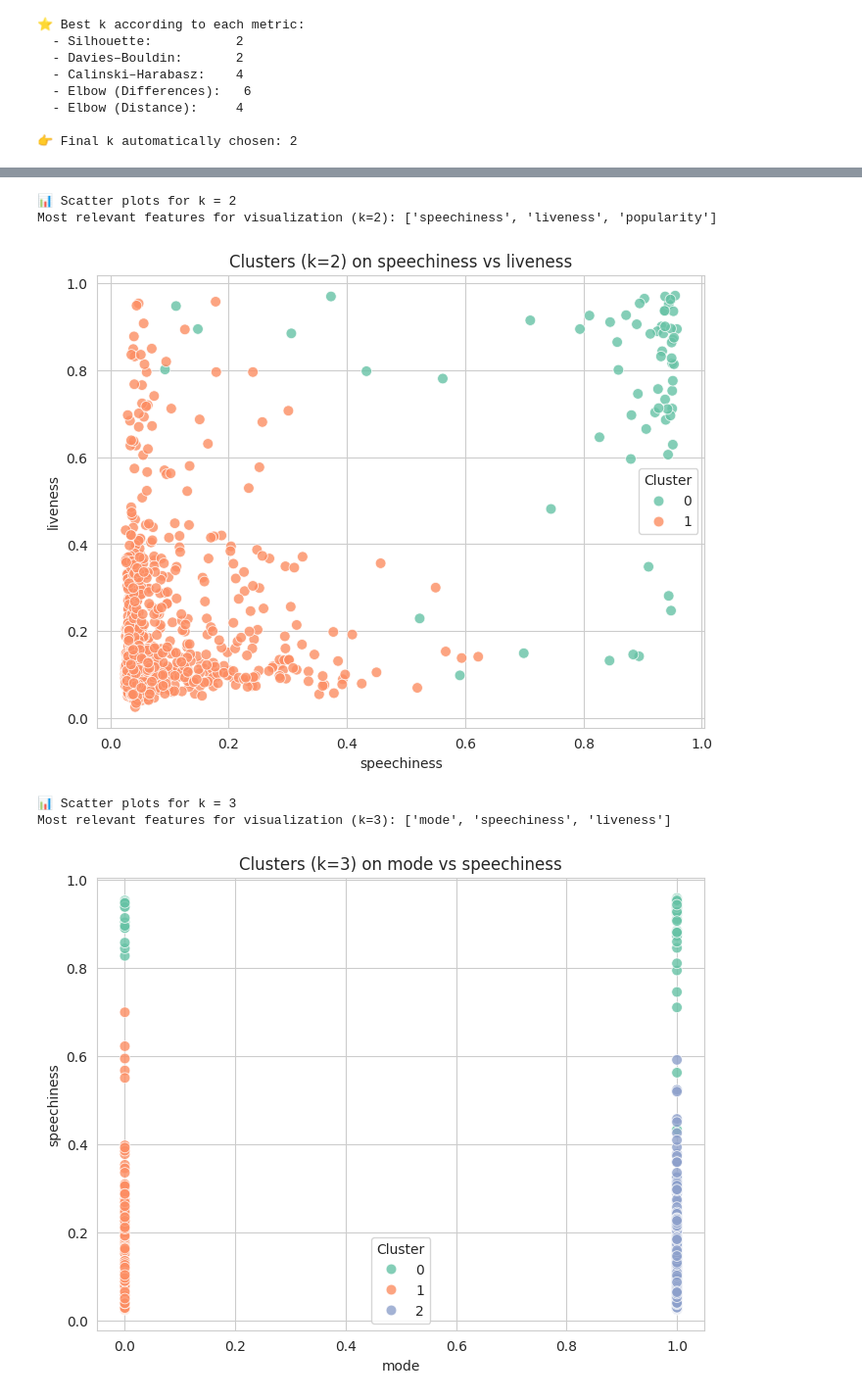
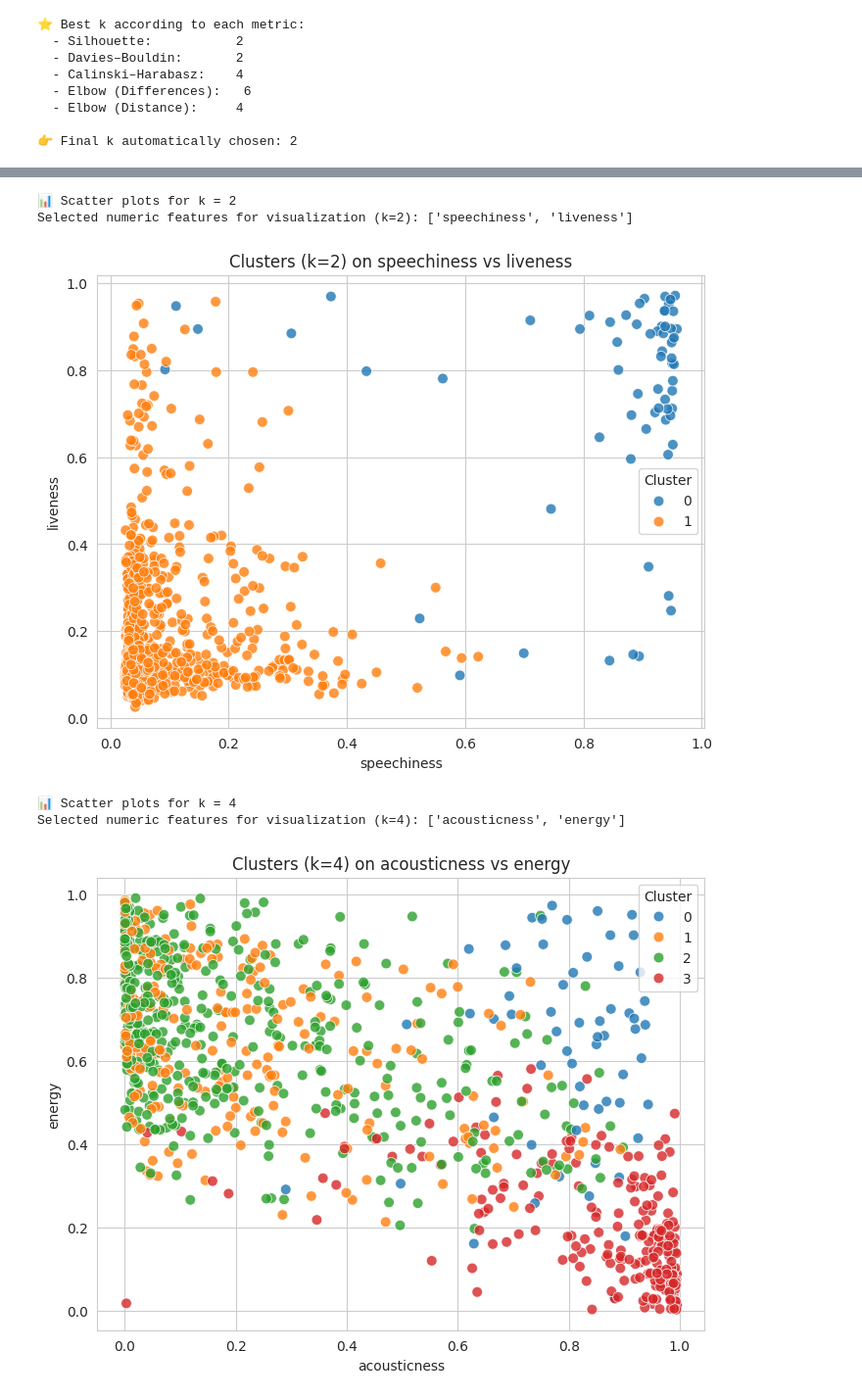
Before and after one commit to edgarcarlos/scientific-vis, a Jupyter notebook: assignment_1.ipynb, the cells around one changed output, grey strips where cells are left out. Shown at 98% size. Drawn from its saved outputs; the diff is of its cells as text; code cells hidden in the pictures.

```diff
--- a/assignment_1.ipynb
+++ b/assignment_1.ipynb
@@ -80,7 +98,7 @@ numeric_features = [
 ]
 
 
-
+X['genre_orig'] = X['genre'] # keep the original for chi-square
 # One-hot encoding for 'genre'
 X_cat = pd.get_dummies(X[categorical_features], prefix=categorical_features)
 
@@ -104,16 +122,15 @@ X_final = pd.concat(
 # Create a new X DataFrame containing only the numeric and one-hot encoded features
 X = pd.concat(
     [X[numeric_features + binary_features].reset_index(drop=True), # Use original numeric and binary features (now numeric)
-     X_cat.reset_index(drop=True)],
+     X_cat.reset_index(drop=True),
+     X['genre_orig'].reset_index(drop=True)],
     axis=1
 )
 
-
 print("\n✅ Dataset ready for clustering!")
 print("Final shape:", X_final.shape)
-print("First columns:", X_final.columns[:10].tolist())
+print("First columns:", X_final.columns[:15].tolist())
 print("\nShape of DataFrame X for visualizations:", X.shape)
-
 
 # Standardized matrix (numpy) for K-Means
 X_scaled = X_final.values
@@ -598,70 +716,55 @@ dtype: float64
 # %%
 # ---------------------------------------------
-# 6. Scatter plots for the most relevant features
+# 6. Scatter plots for the most relevant numeric features (k=2 and k=4)
 # ---------------------------------------------
 
-# Re-run clustering for k=2 and k=3 to make 'cluster_2' and 'cluster_3' available
+# Re-run clustering to ensure clusters are updated
 km_k2 = KMeans(n_clusters=2, random_state=0)
 X['cluster_2'] = km_k2.fit_predict(X_scaled)
 
-km_k3 = KMeans(n_clusters=3, random_state=0)
-X['cluster_3'] = km_k3.fit_predict(X_scaled)
+km_k4 = KMeans(n_clusters=4, random_state=0)
+X['cluster_4'] = km_k4.fit_predict(X_scaled)
 
+# Function to generate scatter plots using numeric features only
+def plot_clusters_numeric(k_val, importances, X_data):
+    print(f"\n📊 Scatter plots for k = {k_val}")
 
-# Function to generate scatter plots for a given k
-def plot_clusters(k_val, importances, X_data):
-    print(f"\n📊 Scatter plots for k = {k_val}")
-    top_features = importances.head(3).index.tolist()  # take the 3 most important
-    print(f"Most relevant features for visualization (k={k_val}):", top_features)
+    # Select top numeric features (ignore binary/categorical)
+    numeric_feats = [f for f in importances.index if f in numeric_features]
+    top_features = numeric_feats[:2]
+
+    print(f"Selected numeric features for visualization (k={k_val}):", top_features)
 
     if len(top_features) < 2:
-        print(f"Not enough relevant features for k={k_val} to create a scatter plot.")
+        print(f"Not enough numeric features to plot scatter for k={k_val}.")
         return
 
-    # 1️⃣ Scatter plot of the top two most important features
+    # Scatter plot
     plt.figure(figsize=(8,6))
     sns.scatterplot(
         x=X_data[top_features[0]],
         y=X_data[top_features[1]],
         hue=X_data[f'cluster_{k_val}'],
-        palette='Set2',
+        palette='tab10',
         s=60,
         alpha=0.8
     )
     plt.title(f"Clusters (k={k_val}) on {top_features[0]} vs {top_features[1]}")
     plt.xlabel(top_features[0])
     plt.ylabel(top_features[1])
     plt.legend(title='Cluster')
     plt.show()
 
-    # 2️⃣ If a third feature exists, use it as the point size
-    # if len(top_features) >= 3:
-    #     plt.figure(figsize=(8,6))
-    #     scatter = plt.scatter(
-    #         X_data[top_features[0]],
-    #         X_data[top_features[1]],
-    #         c=X_data[f'cluster_{k_val}'],
-    #         cmap='Set2',
-    #         s=100 * X_data[top_features[2]],  # the third feature modulates the size
-    #         alpha=0.6,
-    #         edgecolor='k'
-    #     )
-    #     plt.title(f"Clusters (k={k_val}) on {top_features[0]} vs {top_features[1]} (size={top_features[2]})")
-    #     plt.xlabel(top_features[0])
-    #     plt.ylabel(top_features[1])
-    #     plt.colorbar(scatter, label="Cluster")
-    #     plt.show()
-
 
 # Plot for k=2
-plot_clusters(2, importances_k2, X)
+plot_clusters_numeric(2, importances_k2, X)
 
-# Plot for k=3
-plot_clusters(3, importances_k3, X)
+# Plot for k=4
+plot_clusters_numeric(4, importances_k4, X)
 # %% [output]
 📊 Scatter plots for k = 2
-Most relevant features for visualization (k=2): ['speechiness', 'liveness', 'popularity']
+Selected numeric features for visualization (k=2): ['speechiness', 'liveness']
-[figure, old version]
+[figure, new version]
-📊 Scatter plots for k = 3
-Most relevant features for visualization (k=3): ['mode', 'speechiness', 'liveness']
+📊 Scatter plots for k = 4
+Selected numeric features for visualization (k=4): ['acousticness', 'energy']
-[figure, old version]
+[figure, new version]
```
Also changed, not shown: parts of 21 cells of this notebook, 1 other file.
